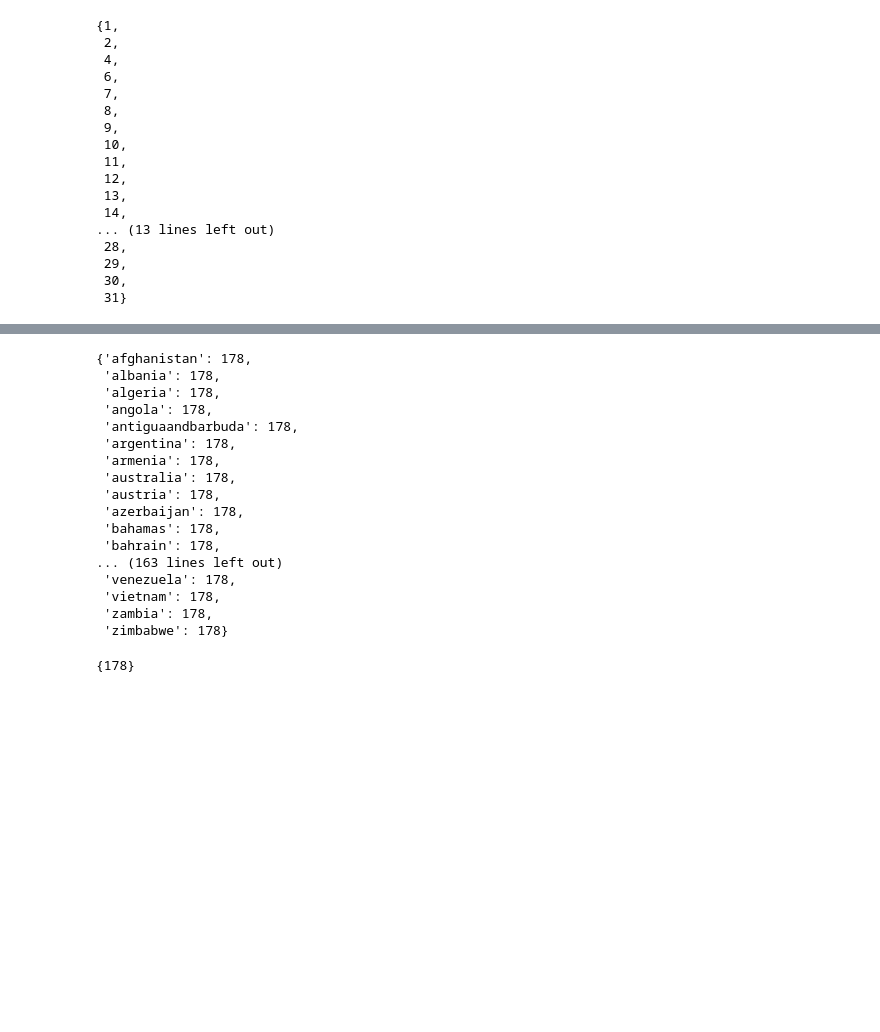
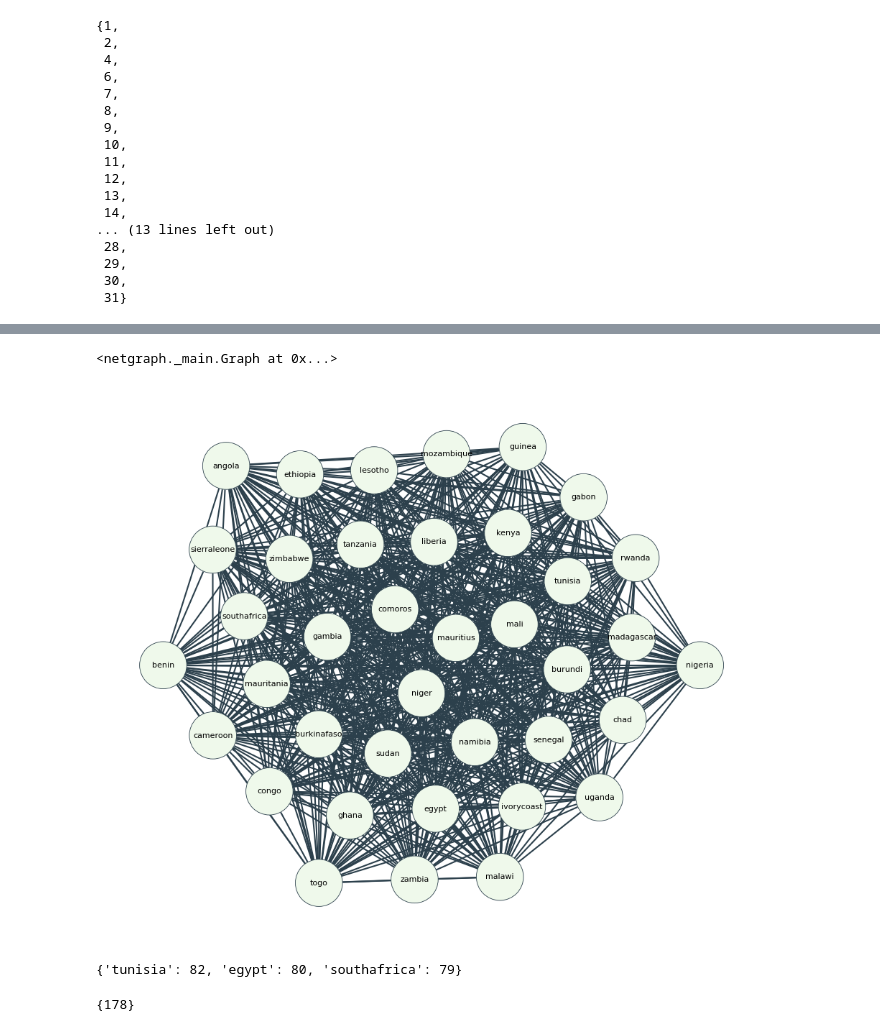
Before and after one commit to WojciechGierulski/TASS23Z, a Jupyter notebook: clustering/clustering.ipynb, the cells around one changed output, grey strips where cells are left out. Drawn from its saved outputs; the diff is of its cells as text; code cells hidden in the pictures; blank space fills up the shorter version.

Commit message:
Filtered out organizations dataset kcore analysis

```diff
--- a/clustering/clustering.ipynb
+++ b/clustering/clustering.ipynb
@@ -33,6 +33,10 @@ g2 = nx.Graph()
 for i, row in df_org.iterrows():
     if not g2.has_edge(row['country1'], row['country2']):
         g2.add_edge(row['country1'], row['country2'], weight=row['value'])
+# %%
+#Organizations filtered out, leaving only edges with 50 or more
+df_org_50 =  df_org[df_org['value'] > 50]
+g_org_50 = nx.from_pandas_edgelist(df_org_50,'country1','country2',['value'])
 # %%
 df_org['value'].unique()
 # %% [output]
@@ -314,23 +325,36 @@ Graph(core_g,
+# %%
+set(dict(nx.core_number(g_org_50)).values())
+core_org_50 = nx.k_core(g_org_50,k=37)
+cmap3 = mcp.gen_color(cmap='Greens',n=100)
+MIN_DEGREE = 31
+Graph(core_org_50,
+      node_labels=True,
+      node_color={node: cmap3[degree - MIN_DEGREE] for node, degree in  dict(core_org_50.degree).items()},
+      # node_layout='community', node_layout_kwargs={'node_to_community': {node: label for node, label in zip(g2.nodes(), labels2)}},
+      # edge_layout='straight', edge_layout_kwargs=dict(k=2000),
+      edge_width=0.25,
+      node_size=4,
+      node_label_fontdict={'size': 4},
+      node_edge_width=0.1,
+      edge_alpha=1
+)
+# %% [output]
+<netgraph._main.Graph at 0x...>
+[figure, added]
 # %%
-nx.core_number(g2)
+#leaders in the k_core
+max_core_org_50_and_degree = {}
+for country, degree in dict(core_org_50.degree).items():
+    max_core_org_50_and_degree[country] = g_org_50.degree[country]
+import heapq
+from operator import itemgetter
+
+N = 3
+
+topitems = heapq.nlargest(N, max_core_org_50_and_degree.items(), key=itemgetter(1))
+dict(topitems) # most develped afican countries
 # %% [output]
-{'afghanistan': 178,
- 'albania': 178,
- 'algeria': 178,
- 'angola': 178,
- 'antiguaandbarbuda': 178,
- 'argentina': 178,
- 'armenia': 178,
- 'australia': 178,
- 'austria': 178,
- 'azerbaijan': 178,
- 'bahamas': 178,
- 'bahrain': 178,
-... (163 lines left out)
- 'venezuela': 178,
- 'vietnam': 178,
- 'zambia': 178,
- 'zimbabwe': 178}
+{'tunisia': 82, 'egypt': 80, 'southafrica': 79}
 # %%
 unique_values = nx.core_number(g2)
 set(unique_values.values())
```
Also changed, not shown: parts of 4 cells of this notebook.
